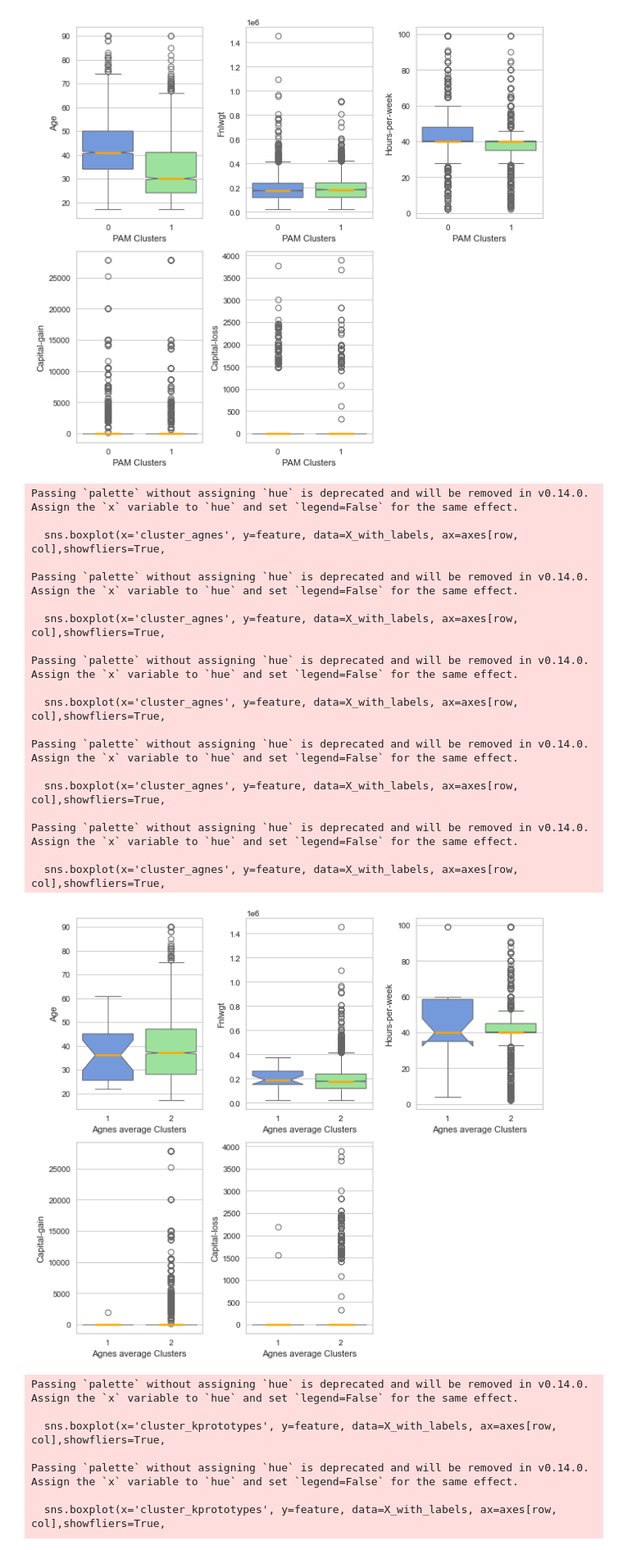
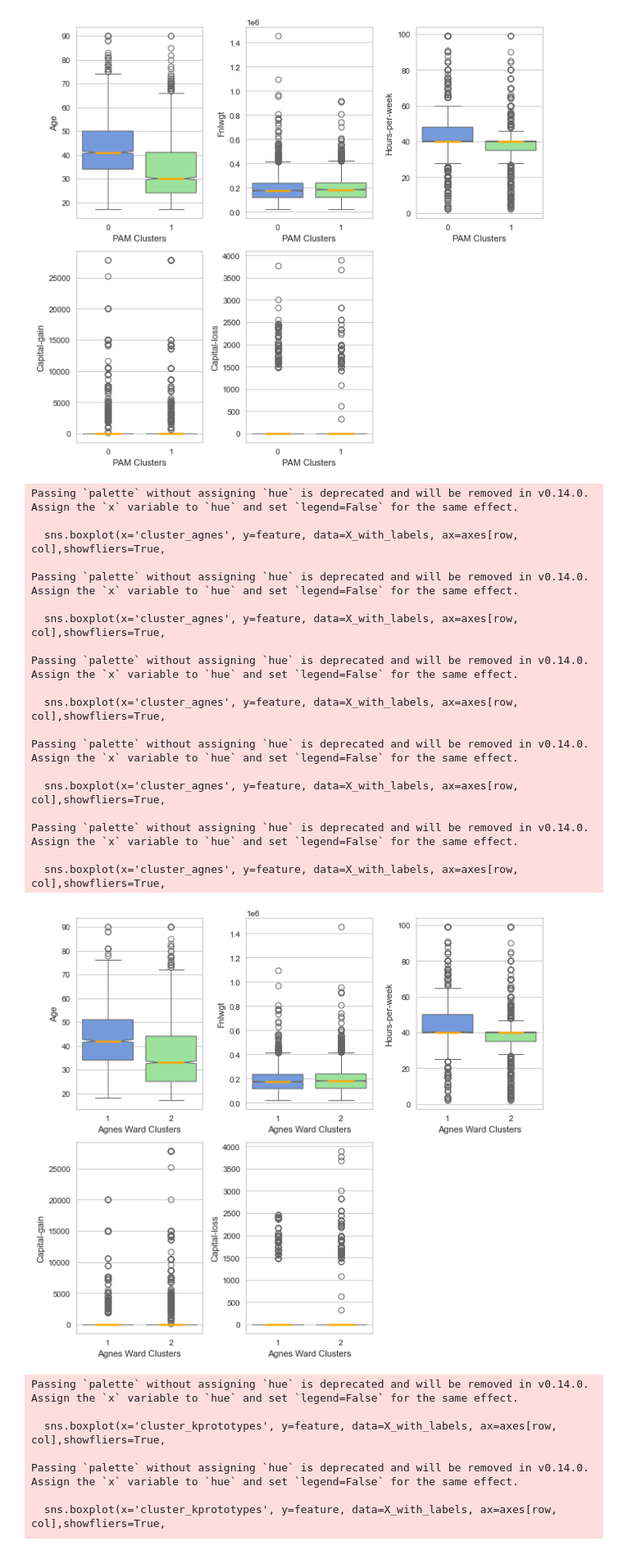
Before and after one commit to Paulina-Iwach/Data_Mining_Project, a Jupyter notebook: cluster_analysis.ipynb, the cells around one changed output. Shown at 82% size. Cells and saved outputs as stored; diff of their text form; code cells hidden in the pictures.

```diff
--- a/cluster_analysis.ipynb
+++ b/cluster_analysis.ipynb
@@ -449,7 +449,7 @@ Passing `palette` without assigning `hue` is deprecated and will be removed in v
   sns.boxplot(x='cluster_pam', y=feature, data=X_with_labels, ax=axes[row, col],showfliers=True,
 [figure]
 # %%
-agnes = linkage(gower_condensed, method='average')
+agnes = linkage(gower_condensed, method='ward')
 cluster_labels = fcluster(agnes, 2, criterion='maxclust')
 
 # Add cluster labels to the DataFrame
@@ -465,35 +465,35 @@ for i, feature in enumerate(numerical_columns):
     sns.boxplot(x='cluster_agnes', y=feature, data=X_with_labels, ax=axes[row, col],showfliers=True,
                 palette={"1": "cornflowerblue", "2": "lightgreen"}, notch=True,
                 flierprops={"marker": 'o'}, medianprops=dict(linestyle='-', linewidth=2.5, color='orange'))
-    axes[row, col].set_xlabel('Agnes average Clusters')
+    axes[row, col].set_xlabel('Agnes Ward Clusters')
     axes[row, col].set_ylabel(feature.capitalize())
 # Turn off the last subplot if it's not used
 if len(numerical_columns) < 6:
     fig.delaxes(axes[1, 2])
 plt.tight_layout()
 plt.savefig('clustering_plots/agnes_variables.pdf')
 plt.show()
 # %% [output]
 Passing `palette` without assigning `hue` is deprecated and will be removed in v0.14.0. Assign the `x` variable to `hue` and set `legend=False` for the same effect.
 
   sns.boxplot(x='cluster_agnes', y=feature, data=X_with_labels, ax=axes[row, col],showfliers=True,
 
 Passing `palette` without assigning `hue` is deprecated and will be removed in v0.14.0. Assign the `x` variable to `hue` and set `legend=False` for the same effect.
 
   sns.boxplot(x='cluster_agnes', y=feature, data=X_with_labels, ax=axes[row, col],showfliers=True,
 
 Passing `palette` without assigning `hue` is deprecated and will be removed in v0.14.0. Assign the `x` variable to `hue` and set `legend=False` for the same effect.
 
   sns.boxplot(x='cluster_agnes', y=feature, data=X_with_labels, ax=axes[row, col],showfliers=True,
 
 Passing `palette` without assigning `hue` is deprecated and will be removed in v0.14.0. Assign the `x` variable to `hue` and set `legend=False` for the same effect.
 
   sns.boxplot(x='cluster_agnes', y=feature, data=X_with_labels, ax=axes[row, col],showfliers=True,
 
 Passing `palette` without assigning `hue` is deprecated and will be removed in v0.14.0. Assign the `x` variable to `hue` and set `legend=False` for the same effect.
 
   sns.boxplot(x='cluster_agnes', y=feature, data=X_with_labels, ax=axes[row, col],showfliers=True,
-[figure, old version]
+[figure, new version]
 # %%
 categorical_indices = [X_categorical.columns.get_loc(col) for col in categorical_columns]
 kprototypes = KPrototypes(n_clusters=2, random_state=42)
```
Also changed, not shown: parts of 8 cells of this notebook, 9 other files.
